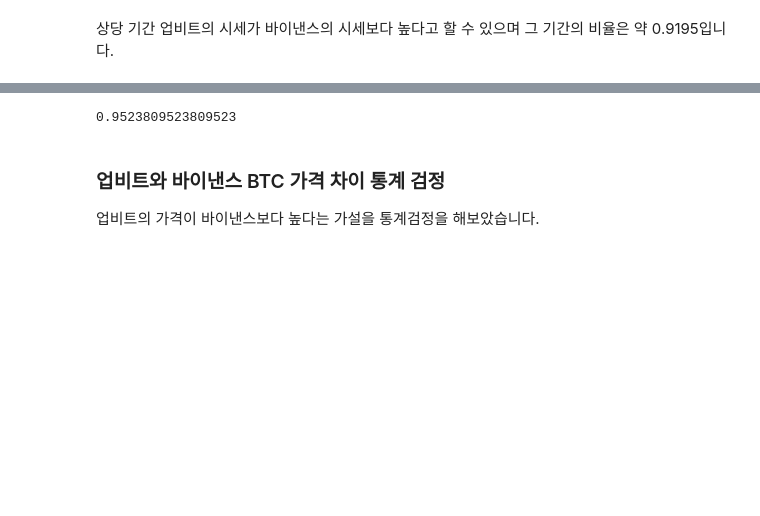
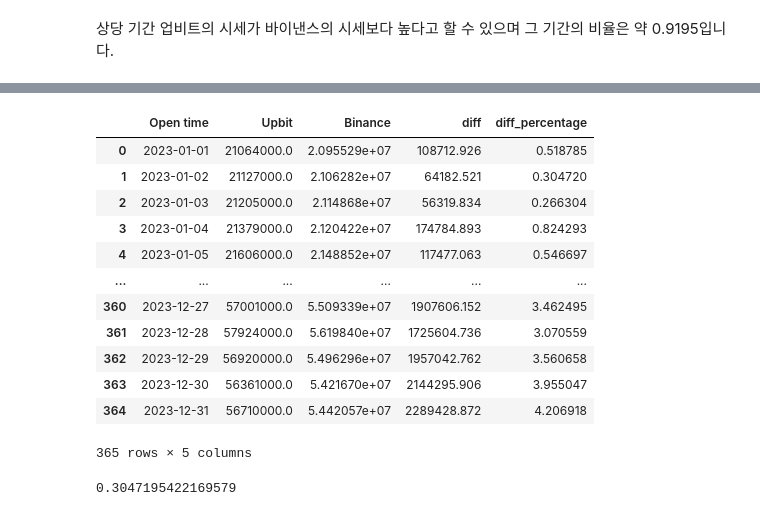
Before and after one commit to ppsygit/coinAnalysis, a Jupyter notebook: upbit_binance_diff_analysis.ipynb, the cells around one changed output, grey strips where cells are left out. Drawn from its saved outputs; the diff is of its cells as text; code cells hidden in the pictures; blank space fills up the shorter version.

```diff
--- a/upbit_binance_diff_analysis.ipynb
+++ b/upbit_binance_diff_analysis.ipynb
@@ -66,7 +111,0 @@ upbit_price = 1.05억원 입니다.
-# %%
-1/1.05
-# %% [output]
-0.9523809523809523
-# %% [markdown]
-### 업비트와 바이낸스 BTC 가격 차이 통계 검정
-업비트의 가격이 바이낸스보다 높다는 가설을 통계검정을 해보았습니다.
@@ -76,0 +112,20 @@ import scipy.stats as stats
+# %%
+df_day
+# %% [output]
+|  | Open time | Upbit | Binance | diff | diff_percentage |
+| 0 | 2023-01-01 | 21064000.0 | 2.095529e+07 | 108712.926 | 0.518785 |
+| 1 | 2023-01-02 | 21127000.0 | 2.106282e+07 | 64182.521 | 0.304720 |
+| 2 | 2023-01-03 | 21205000.0 | 2.114868e+07 | 56319.834 | 0.266304 |
+| 3 | 2023-01-04 | 21379000.0 | 2.120422e+07 | 174784.893 | 0.824293 |
+| 4 | 2023-01-05 | 21606000.0 | 2.148852e+07 | 117477.063 | 0.546697 |
+| ... | ... | ... | ... | ... | ... |
+| 360 | 2023-12-27 | 57001000.0 | 5.509339e+07 | 1907606.152 | 3.462495 |
+| 361 | 2023-12-28 | 57924000.0 | 5.619840e+07 | 1725604.736 | 3.070559 |
+| 362 | 2023-12-29 | 56920000.0 | 5.496296e+07 | 1957042.762 | 3.560658 |
+| 363 | 2023-12-30 | 56361000.0 | 5.421670e+07 | 2144295.906 | 3.955047 |
+| 364 | 2023-12-31 | 56710000.0 | 5.442057e+07 | 2289428.872 | 4.206918 |
+365 rows × 5 columns
+# %%
+df_day.loc[1, 'diff_percentage']
+# %% [output]
+0.3047195422169579
```
Also changed, not shown: parts of 11 cells of this notebook.
